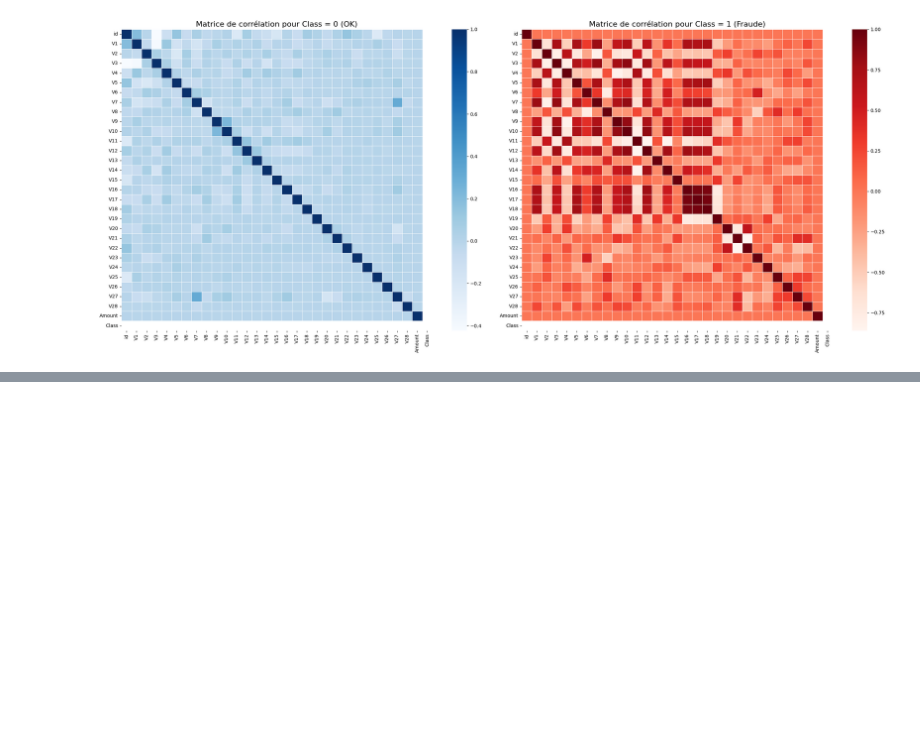
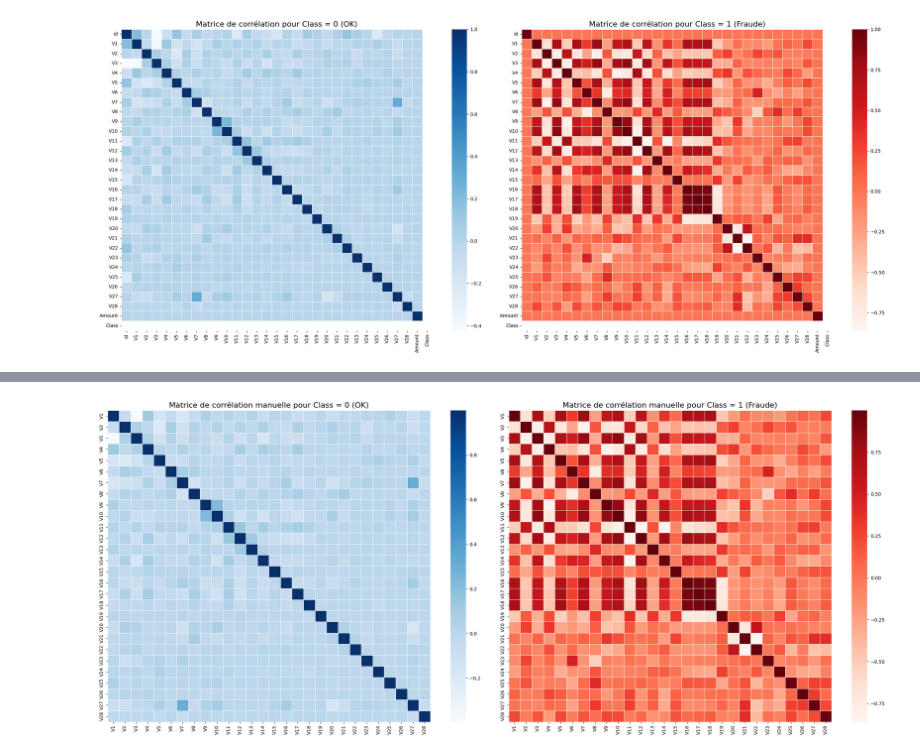
Before and after one commit to RomyJr/Fraud_Detection, a Jupyter notebook: BIG_DATA.ipynb, the cells around one changed output, grey strips where cells are left out. Cells and saved outputs as stored; diff of their text form; code cells hidden in the pictures; blank space fills up the shorter version.

Commit message:
correlation_update

```diff
--- a/BIG_DATA.ipynb
+++ b/BIG_DATA.ipynb
@@ -202,0 +210,48 @@ plt.show()
+# %%
+import numpy as np
+import pandas as pd
+
+def calculate_correlation_matrix(data):
+    # Initialisation de la matrice vide
+    n = data.shape[1]
+    correlation_matrix = np.zeros((n, n))
+
+    # Calcul de la moyenne et de l'écart-type pour chaque colonne
+    means = np.mean(data, axis=0)
+    stds = np.std(data, axis=0, ddof=1)  # ddof=1 pour l'écart-type corrigé (échantillon)
+
+    # Remplir la matrice de corrélation
+    for i in range(n):
+        for j in range(n):
+            # Calcul du coefficient de corrélation de Pearson entre les colonnes i et j
+            covariance = np.mean((data[:, i] - means[i]) * (data[:, j] - means[j]))
+            correlation = covariance / (stds[i] * stds[j])
+            correlation_matrix[i, j] = correlation
+
+    return correlation_matrix
+
+# Extraction des données des variables
+data_class_0 = class_0[features].values
+data_class_1 = class_1[features].values
+
+# Calcul manuel des matrices de corrélation
+manual_corr_class_0 = calculate_correlation_matrix(data_class_0)
+manual_corr_class_1 = calculate_correlation_matrix(data_class_1)
+
+# Conversion en DataFrame pour faciliter l'affichage avec les noms des colonnes
+manual_corr_class_0_df = pd.DataFrame(manual_corr_class_0, index=features, columns=features)
+manual_corr_class_1_df = pd.DataFrame(manual_corr_class_1, index=features, columns=features)
+
+# Affichage des résultats
+fig, axes = plt.subplots(1, 2, figsize=(24, 10))
+
+sns.heatmap(manual_corr_class_0_df, cmap='Blues', ax=axes[0], annot=False, linewidths=0.5)
+axes[0].set_title("Matrice de corrélation manuelle pour Class = 0 (OK)", fontsize=16)
+
+sns.heatmap(manual_corr_class_1_df, cmap='Reds', ax=axes[1], annot=False, linewidths=0.5)
+axes[1].set_title("Matrice de corrélation manuelle pour Class = 1 (Fraude)", fontsize=16)
+
+plt.tight_layout()
+plt.show()
+# %% [output]
+[figure, added]
```
Also changed, not shown: parts of 3 cells of this notebook, 1 other file.
